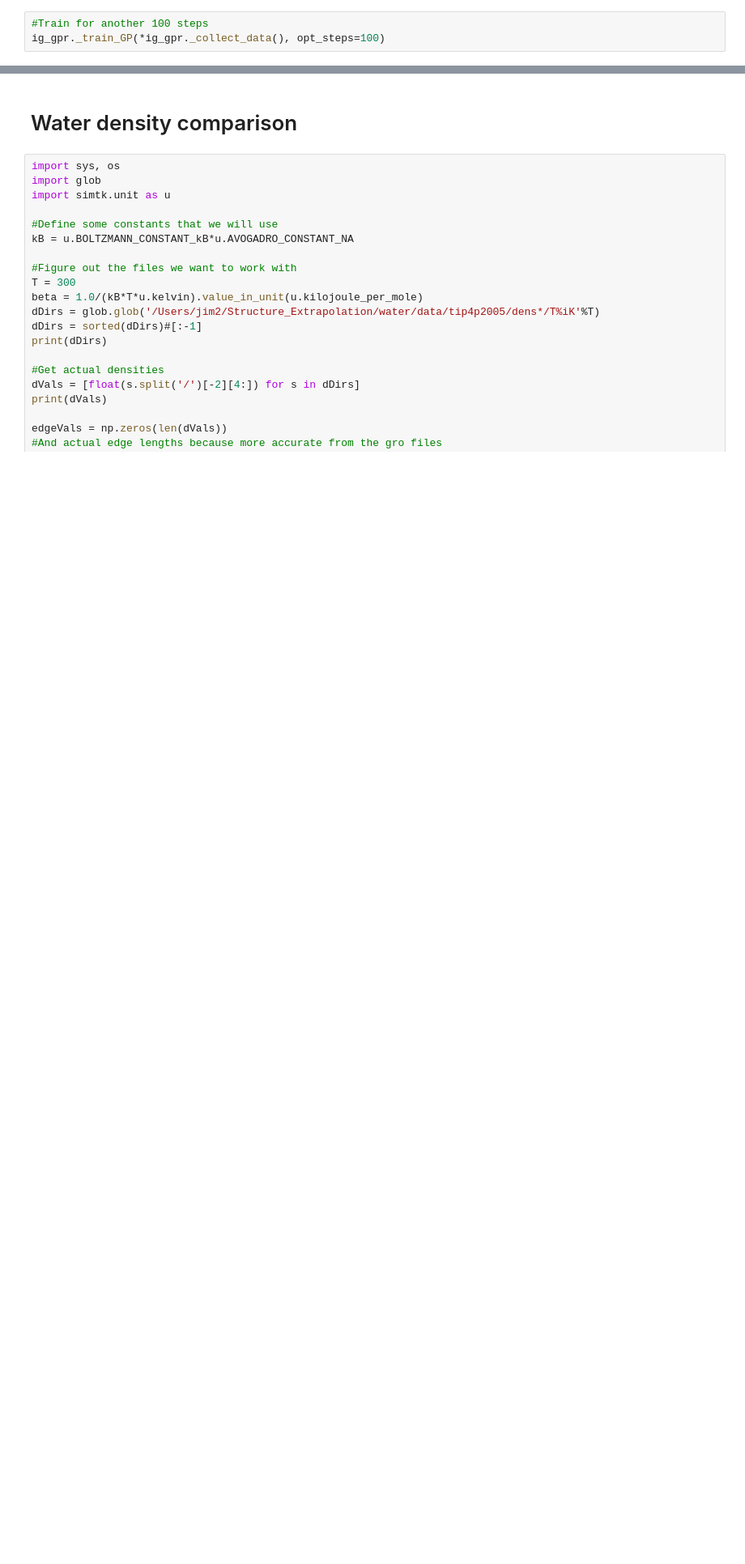
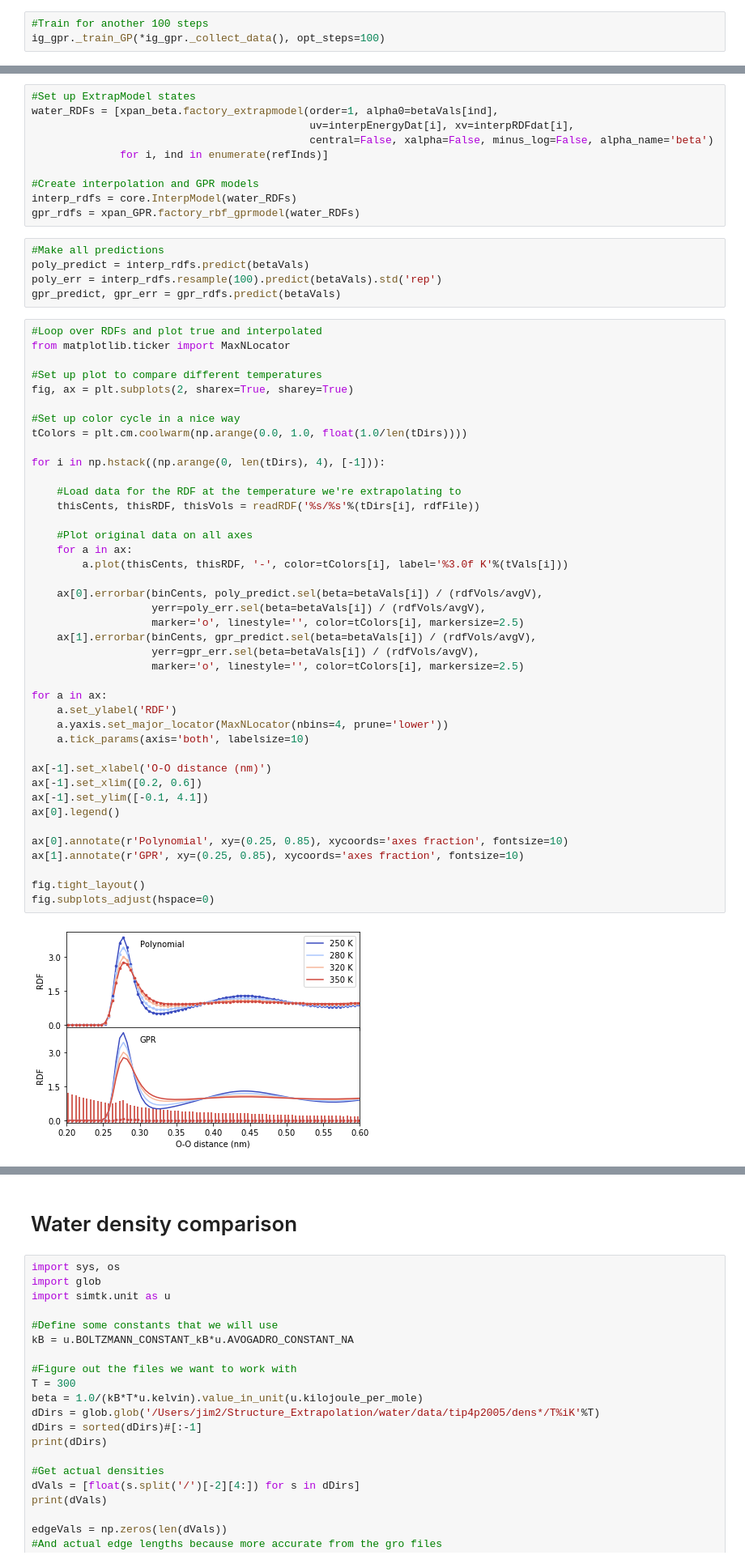
Before and after one commit to usnistgov/thermoextrap-archive, a Jupyter notebook: gpr_testing.ipynb, the cells around one changed output, grey strips where cells are left out. Shown at 81% size. Drawn from its saved outputs; the diff is of its cells as text; blank space fills up the shorter version.

```diff
--- a/gpr_testing.ipynb
+++ b/gpr_testing.ipynb
@@ -89,0 +172,58 @@ gpflow.utilities.print_summary(ig_gpr.gp)
+# %%
+#Set up ExtrapModel states
+water_RDFs = [xpan_beta.factory_extrapmodel(order=1, alpha0=betaVals[ind],
+                                            uv=interpEnergyDat[i], xv=interpRDFdat[i],
+                                            central=False, xalpha=False, minus_log=False, alpha_name='beta')
+              for i, ind in enumerate(refInds)]
+
+#Create interpolation and GPR models
+interp_rdfs = core.InterpModel(water_RDFs)
+gpr_rdfs = xpan_GPR.factory_rbf_gprmodel(water_RDFs)
+# %%
+#Make all predictions
+poly_predict = interp_rdfs.predict(betaVals)
+poly_err = interp_rdfs.resample(100).predict(betaVals).std('rep')
+gpr_predict, gpr_err = gpr_rdfs.predict(betaVals)
+# %%
+#Loop over RDFs and plot true and interpolated
+from matplotlib.ticker import MaxNLocator
+
+#Set up plot to compare different temperatures
+fig, ax = plt.subplots(2, sharex=True, sharey=True)
+
+#Set up color cycle in a nice way
+tColors = plt.cm.coolwarm(np.arange(0.0, 1.0, float(1.0/len(tDirs))))
+
+for i in np.hstack((np.arange(0, len(tDirs), 4), [-1])):
+
+    #Load data for the RDF at the temperature we're extrapolating to
+    thisCents, thisRDF, thisVols = readRDF('%s/%s'%(tDirs[i], rdfFile))
+
+    #Plot original data on all axes
+    for a in ax:
+        a.plot(thisCents, thisRDF, '-', color=tColors[i], label='%3.0f K'%(tVals[i]))
+
+    ax[0].errorbar(binCents, poly_predict.sel(beta=betaVals[i]) / (rdfVols/avgV),
+                   yerr=poly_err.sel(beta=betaVals[i]) / (rdfVols/avgV),
+                   marker='o', linestyle='', color=tColors[i], markersize=2.5)
+    ax[1].errorbar(binCents, gpr_predict.sel(beta=betaVals[i]) / (rdfVols/avgV),
+                   yerr=gpr_err.sel(beta=betaVals[i]) / (rdfVols/avgV),
+                   marker='o', linestyle='', color=tColors[i], markersize=2.5)
+
+for a in ax:
+    a.set_ylabel('RDF')
+    a.yaxis.set_major_locator(MaxNLocator(nbins=4, prune='lower'))
+    a.tick_params(axis='both', labelsize=10)
+
+ax[-1].set_xlabel('O-O distance (nm)')
+ax[-1].set_xlim([0.2, 0.6])
+ax[-1].set_ylim([-0.1, 4.1])
+ax[0].legend()
+
+ax[0].annotate(r'Polynomial', xy=(0.25, 0.85), xycoords='axes fraction', fontsize=10)
+ax[1].annotate(r'GPR', xy=(0.25, 0.85), xycoords='axes fraction', fontsize=10)
+
+fig.tight_layout()
+fig.subplots_adjust(hspace=0)
+# %% [output]
+[figure, added]
```
Also changed, not shown: parts of 13 cells of this notebook, 1 other file.
